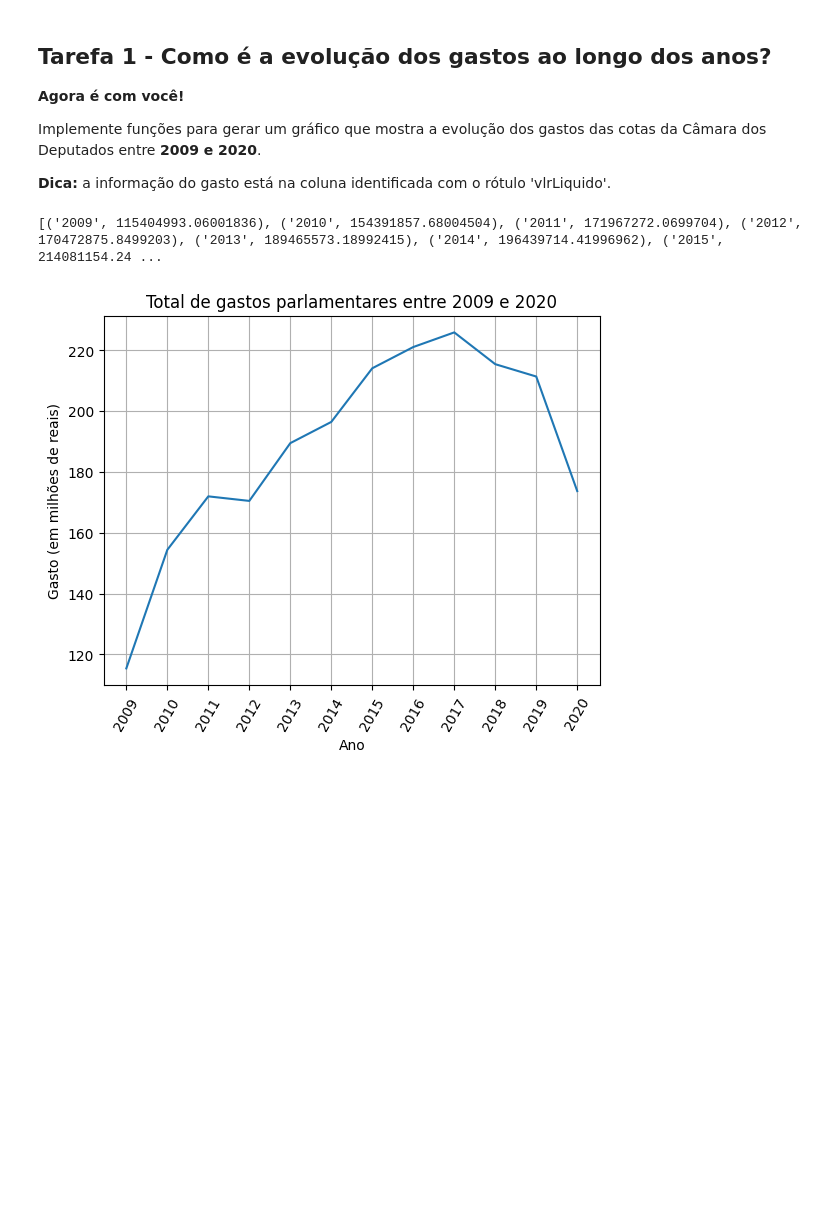
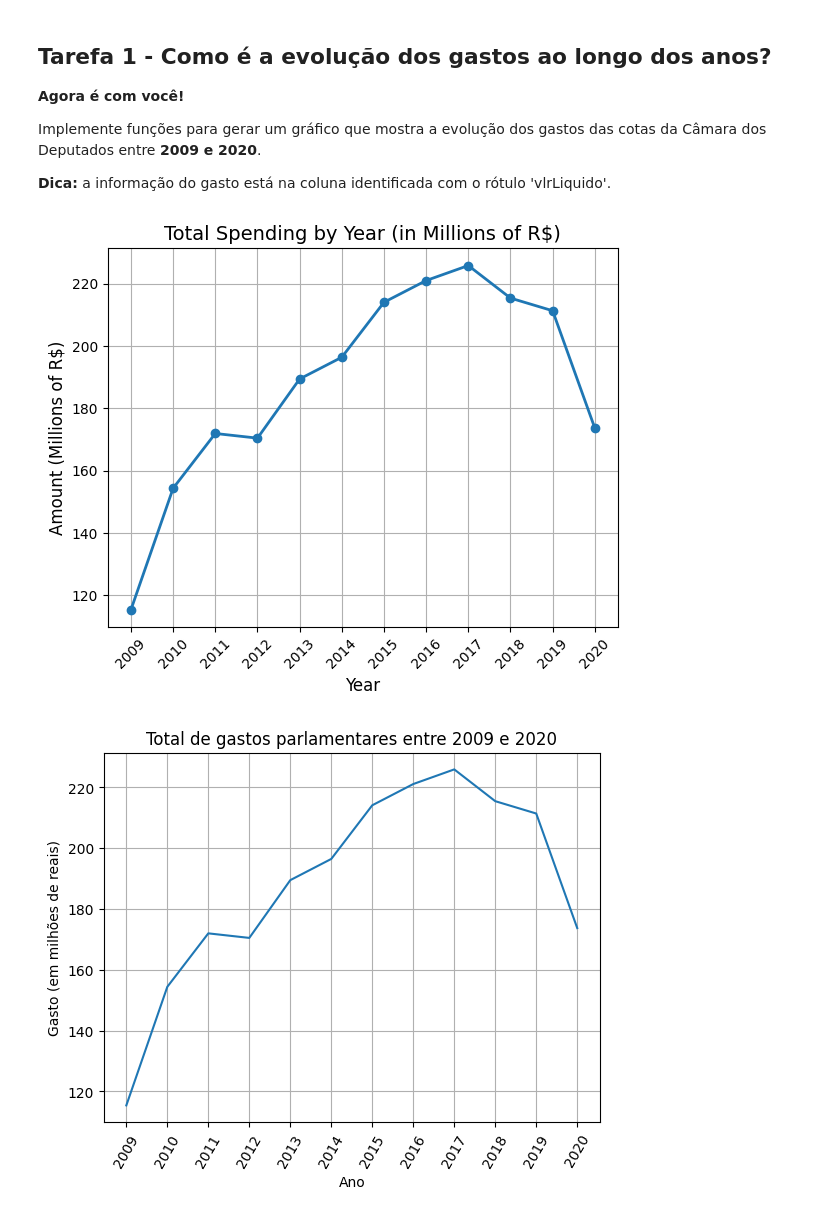
Before and after one commit to victorsouzalim4/Analise_de_Dados_Parlamentares, a Jupyter notebook: aula_pratica_10.ipynb, the cells around one changed output. Drawn from its saved outputs; the diff is of its cells as text; code cells hidden in the pictures; blank space fills up the shorter version.

Commit message:
graph plot implemented

```diff
--- a/aula_pratica_10.ipynb
+++ b/aula_pratica_10.ipynb
@@ -156,34 +156,48 @@ Implemente funções para gerar um gráfico que mostra a evolução dos gastos d
 # %%
 # Escreva o seu código nesta célula
 import csv
+import matplotlib.pyplot as plt
+
+
+def plot_values_by_year(values):
+    sorted_values = sorted(values, key=lambda x: int(x[0]))
+    years = [int(year) for year, _ in sorted_values]
+    values_in_millions = [value / 1_000_000 for _, value in sorted_values]
+
+    plt.figure(figsize=(6, 5))
+    plt.plot(years, values_in_millions, marker='o', linestyle='-', linewidth=2)
+    plt.title("Total Spending by Year (in Millions of R$)", fontsize=14)
+    plt.xlabel("Year", fontsize=12)
+    plt.ylabel("Amount (Millions of R$)", fontsize=12)
+    plt.grid(True)
+    plt.xticks(years, rotation=45)
+    plt.tight_layout()
+    plt.show()
 
 def count_value(file_path):
     sum = 0.0
     with open(file_path, 'r', encoding='UTF-8') as data:
         reader = csv.DictReader(data, delimiter=';')
 
         for row in reader:
             value = row['vlrLiquido']
             if value:
                 sum += float(value)
 
     return sum
 
-
 dir_path = "dados_parlamentares"
 files = os.listdir(dir_path)
 values = []
 
 for file in files:
     file_path = dir_path + "/" + file
     value = count_value(file_path)
     values.append((file_path.split("/")[-1].split("-")[1].split(".")[0], value))
 
-print(values)
-
-#print(dados[0])
+plot_values_by_year(values=values)
 # %% [output]
-[('2009', 115404993.06001836), ('2010', 154391857.68004504), ('2011', 171967272.0699704), ('2012', 170472875.8499203), ('2013', 189465573.18992415), ('2014', 196439714.41996962), ('2015', 214081154.24 ...
+[figure, added]
 # %%
 ## Não execute esta célula para não perder o gabarito
 # %% [output]
```
